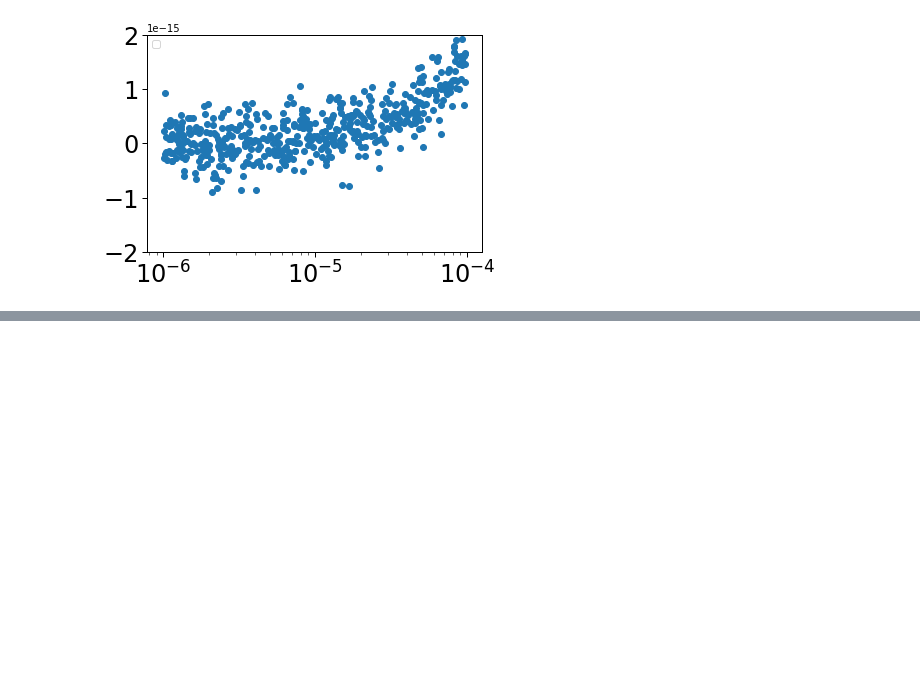
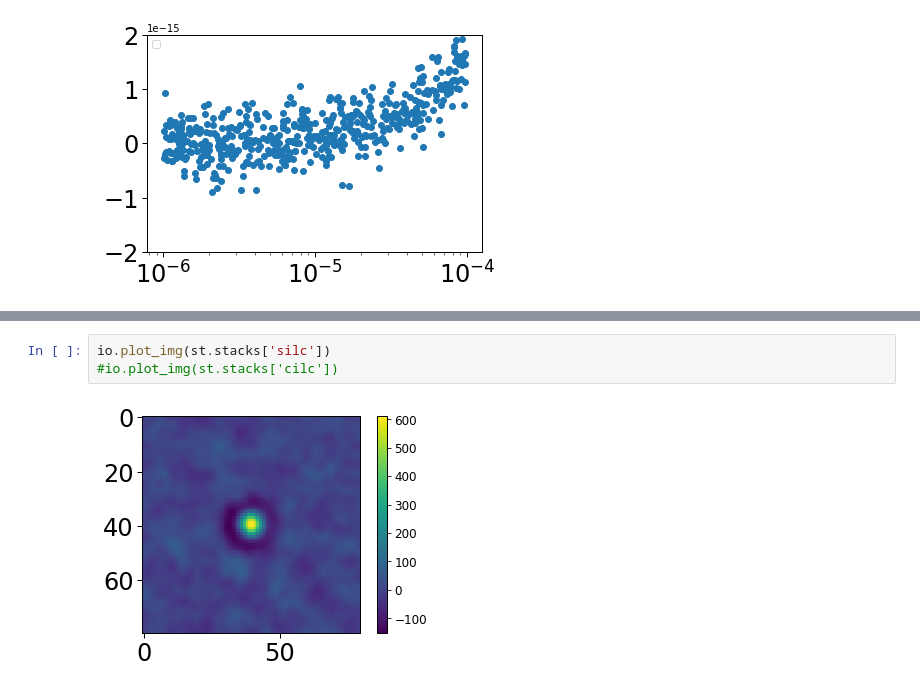
Before and after one commit to msyriac/orphics, a Jupyter notebook: tutorials/aperture.ipynb, the cells around one changed output, grey strips where cells are left out. Cells and saved outputs as stored; diff of their text form; blank space fills up the shorter version.

Commit message:
silc tutorial

```diff
--- a/tutorials/aperture.ipynb
+++ b/tutorials/aperture.ipynb
@@ -231,0 +310,5 @@ pl.done()
+# %%
+io.plot_img(st.stacks['silc'])
+#io.plot_img(st.stacks['cilc'])
+# %% [output]
+[figure, added]
```
Also changed, not shown: parts of 10 cells of this notebook, 3 other files.
